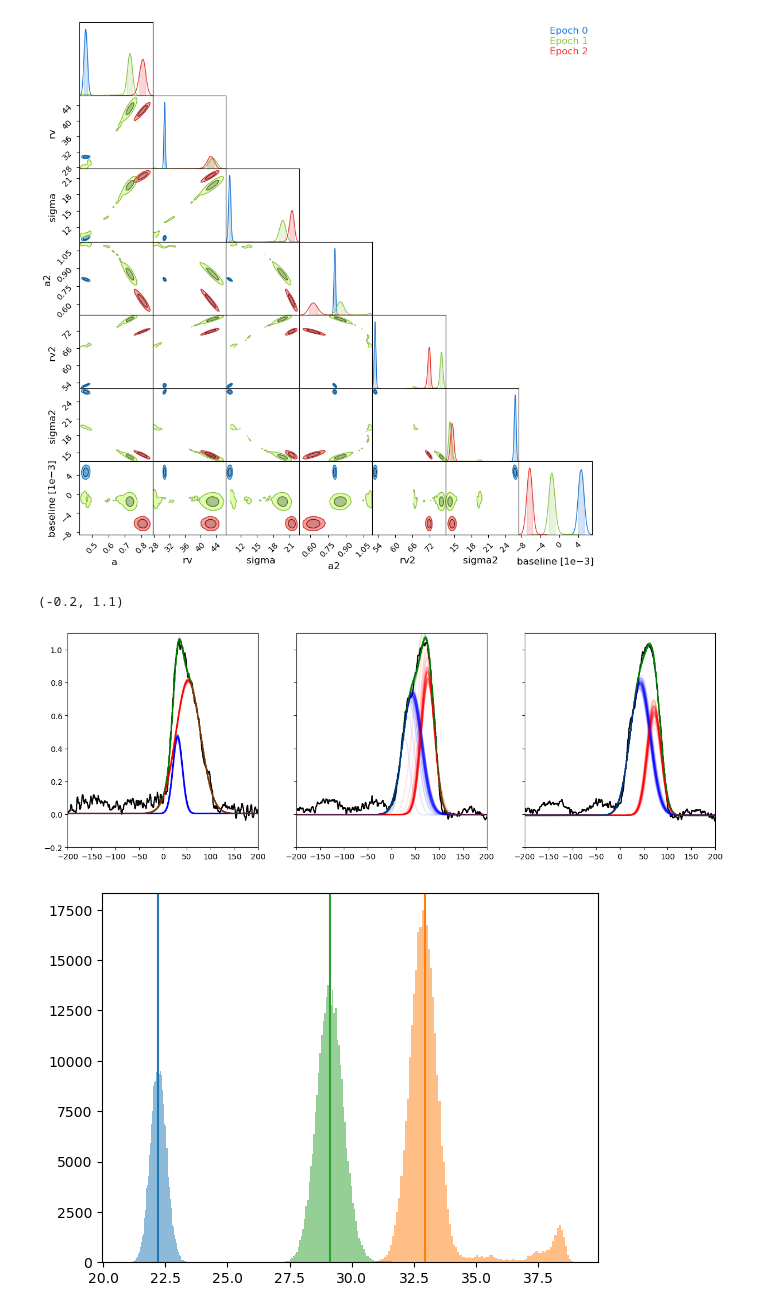
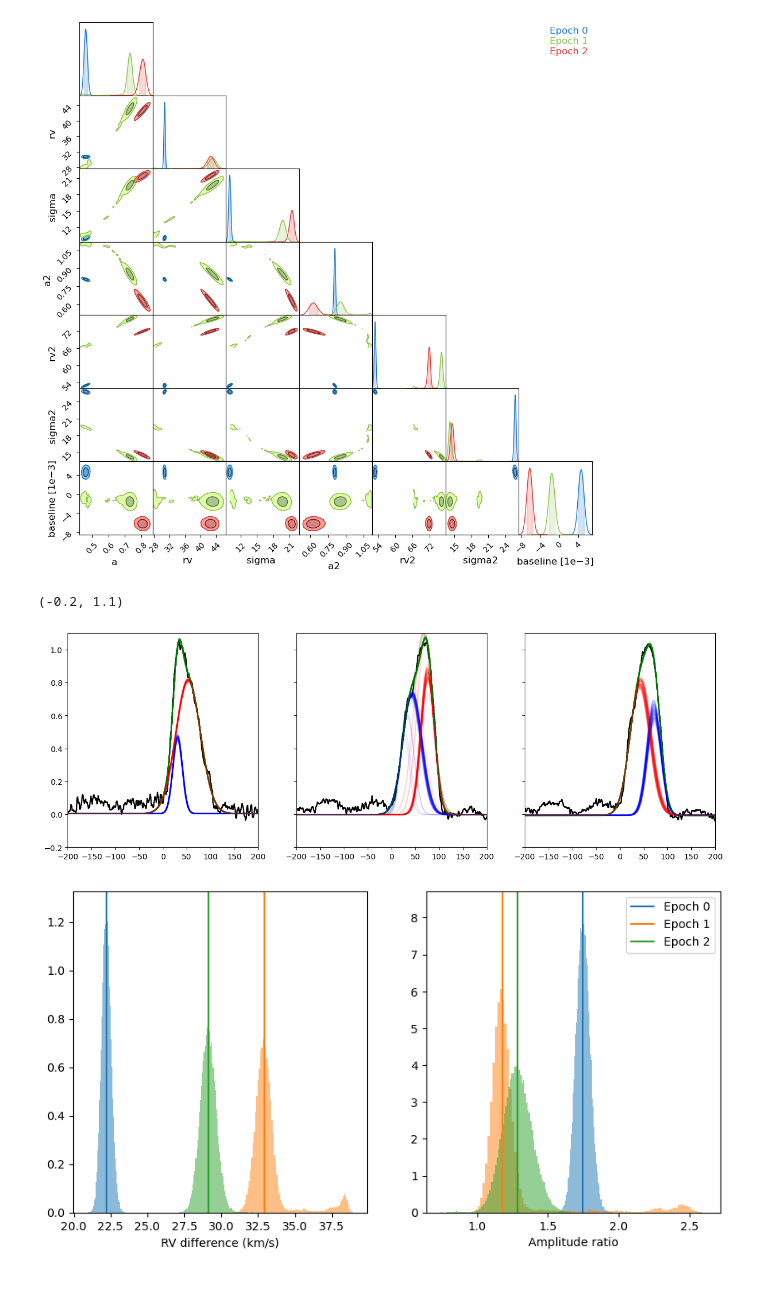
Before and after one commit to benjaminpope/pix2planet, a Jupyter notebook: notebooks/spectra.ipynb, the cells around one changed output. Saved outputs shown, nothing was run; the diff lists cells and outputs as text; code cells hidden in the pictures; blank space fills up the shorter version.

Commit message:
rectify amplitude ratio and RV differences

```diff
--- a/notebooks/spectra.ipynb
+++ b/notebooks/spectra.ipynb
@@ -178,22 +178,38 @@ for j in range(3):
 
         choice = np.random.randint(len(samples))
         a, rv, sigma, a2, rv2, sigma2, baseline = samples[choice]
-
+        smaller = np.argmin([a, a2])
+        if smaller == 0:
+            ax.plot(vels[j,:], gaussian(vels[j,:], a, rv, sigma) + baseline, "b", alpha=0.1)
+            ax.plot(vels[j,:], gaussian(vels[j,:],a2,rv2,sigma2) + baseline, "r", alpha=0.1)
+        else:
+            ax.plot(vels[j,:], gaussian(vels[j,:], a, rv, sigma) + baseline, "r", alpha=0.1)
+            ax.plot(vels[j,:], gaussian(vels[j,:],a2,rv2,sigma2) + baseline, "b", alpha=0.1)
         ax.plot(vels[j,:], gaussian(vels[j,:], a, rv, sigma) + gaussian(vels[j,:],a2,rv2,sigma2) + baseline, "g", alpha=0.1)
-        ax.plot(vels[j,:], gaussian(vels[j,:], a, rv, sigma) + baseline, "b", alpha=0.1)
-        ax.plot(vels[j,:], gaussian(vels[j,:],a2,rv2,sigma2) + baseline, "r", alpha=0.1)
 
 
 plt.xlim(-200,200)
 plt.ylim(-0.2,1.1)
 # %% [output]
 (-0.2, 1.1)
-[figure, old version]
+[figure, new version]
 # %%
+fig, (ax1, ax2) = plt.subplots(1, 2, figsize=(10, 5))
+
+
 for j in range(3):
     samples = all_samples[j]
     rvdiff = samples[:,4] - samples[:,1]
-    plt.hist(rvdiff,bins=100,alpha=0.5)
-    plt.axvline(np.median(rvdiff),color='C%d' % j)
+    ax1.hist(rvdiff,bins=100,alpha=0.5,density=True)
+    ax1.axvline(np.median(rvdiff),color='C%d' % j)
+    ax1.set_xlabel('RV difference (km/s)')
+
+    amp_ratio = samples[:,3] / samples[:,0]
+    if np.median(amp_ratio) < 1:
+        amp_ratio = 1 / amp_ratio
+    ax2.hist(amp_ratio,bins=100,alpha=0.5,density=True)
+    ax2.axvline(np.median(amp_ratio),color='C%d' % j,label='Epoch ' + str(j))
+    ax2.set_xlabel('Amplitude ratio')
+    ax2.legend()
 # %% [output]
-[figure, old version]
+[figure, new version]
```
